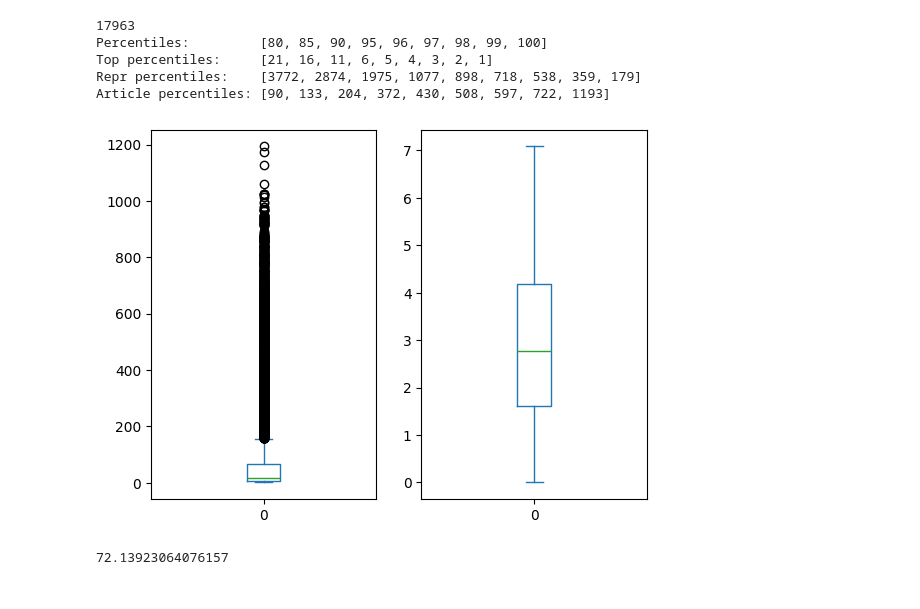
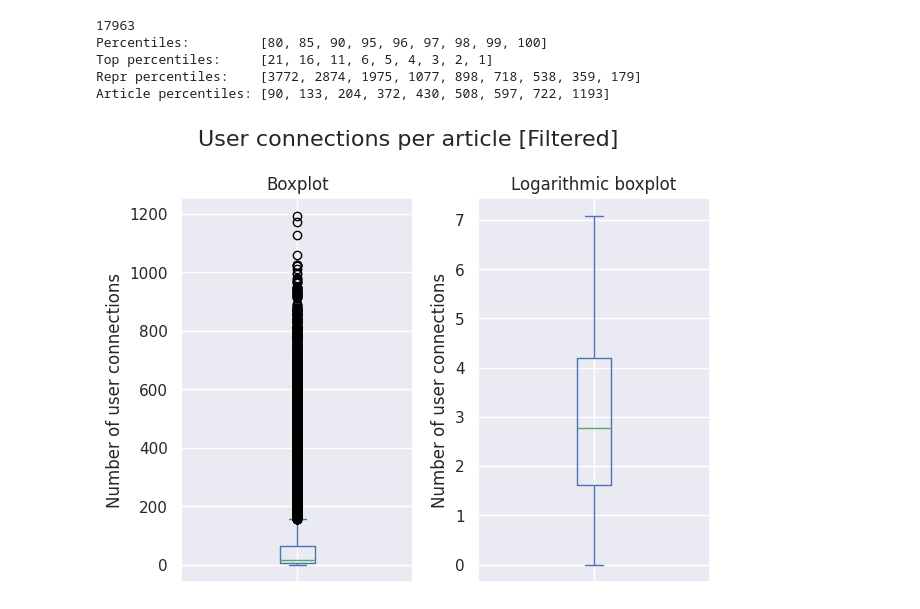
Before and after one commit to SebastianBitsch/wiki-suggest, a Jupyter notebook: graph/test.ipynb, the cells around one changed output. Saved outputs shown, nothing was run; the diff lists cells and outputs as text; code cells hidden in the pictures.

```diff
--- a/graph/test.ipynb
+++ b/graph/test.ipynb
@@ -3,6 +3,10 @@ import pickle
 import numpy as np
 import matplotlib.pyplot as plt
 import pandas as pd
+import seaborn as sns
+
+sns.set_theme(style="darkgrid")
+pd.set_option('display.float_format', lambda x: '%.2f' % x)
 # %%
 path = "/work3/s204163/wiki/data-batches/articles.pickle"
 
@@ -76,35 +127,40 @@ path = "/work3/s204163/wiki/data-batches/articles_keep_cutoff98_sync.pickle"
 
 with open(path, "rb") as f:
     articles = pickle.load(f)
 
 print(len(articles))
 article_lengths = [len(article.user_ids) for article in articles.values()]
 # Remove
 N = len(article_lengths)
 percentiles = [80, 85, 90, 95, 96, 97, 98, 99, 100]
 top_percentiles = [101 - p for p in percentiles]
 repr_percentiles = ([int(N * p / 100) for p in top_percentiles])
 article_percentiles = list(map(int, np.percentile(article_lengths, percentiles)))
 
 print("Percentiles:        ", percentiles)
 print("Top percentiles:    ", top_percentiles)
 print("Repr percentiles:   ", repr_percentiles)
 print("Article percentiles:", article_percentiles)
 
 # Boxplot & Log boxplot
 df = pd.DataFrame(article_lengths)
 fig, ax = plt.subplots(1, 2)
+fig.suptitle("User connections per article [Filtered]", fontsize=16)
+
 df.plot(kind='box', ax=ax[0])
+ax[0].set_title("Boxplot")
+ax[0].set_ylabel("Number of user connections")
+ax[0].set_xticklabels([])
 df.apply(np.log).plot(kind='box', ax=ax[1])
+ax[1].set_title("Logarithmic boxplot")
+ax[1].set_ylabel("Number of user connections")
+ax[1].set_xticklabels([])
+plt.tight_layout()
 plt.show()
 # %% [output]
 17963
 Percentiles:         [80, 85, 90, 95, 96, 97, 98, 99, 100]
 Top percentiles:     [21, 16, 11, 6, 5, 4, 3, 2, 1]
 Repr percentiles:    [3772, 2874, 1975, 1077, 898, 718, 538, 359, 179]
 Article percentiles: [90, 133, 204, 372, 430, 508, 597, 722, 1193]
-[figure, old version]
+[figure, new version]
-# %%
-np.mean(article_lengths)
-# %% [output]
-72.13923064076157
```
Also changed, not shown: parts of 12 cells of this notebook, 5 other files.
